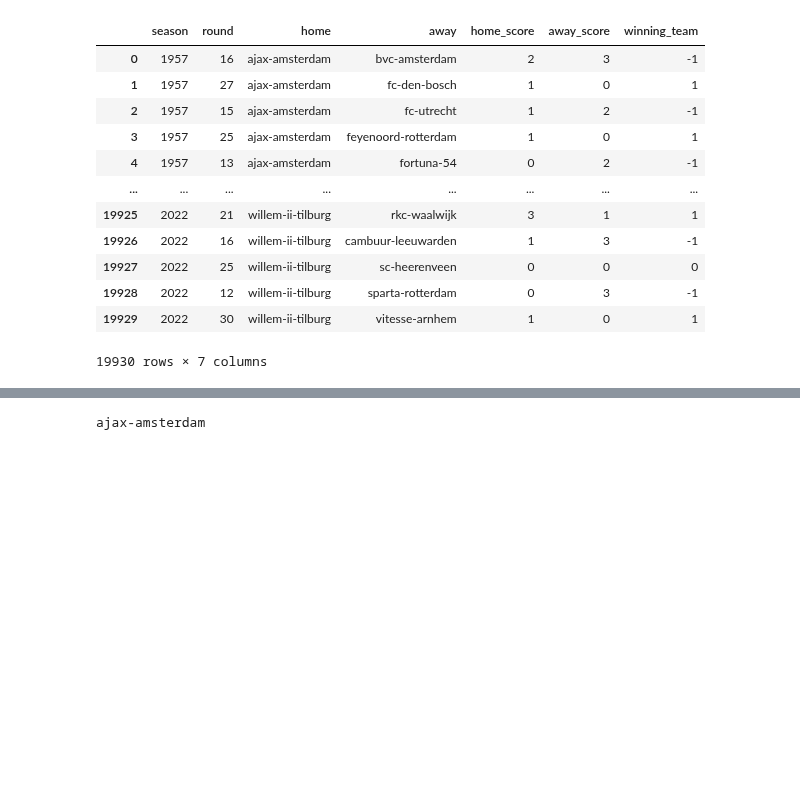
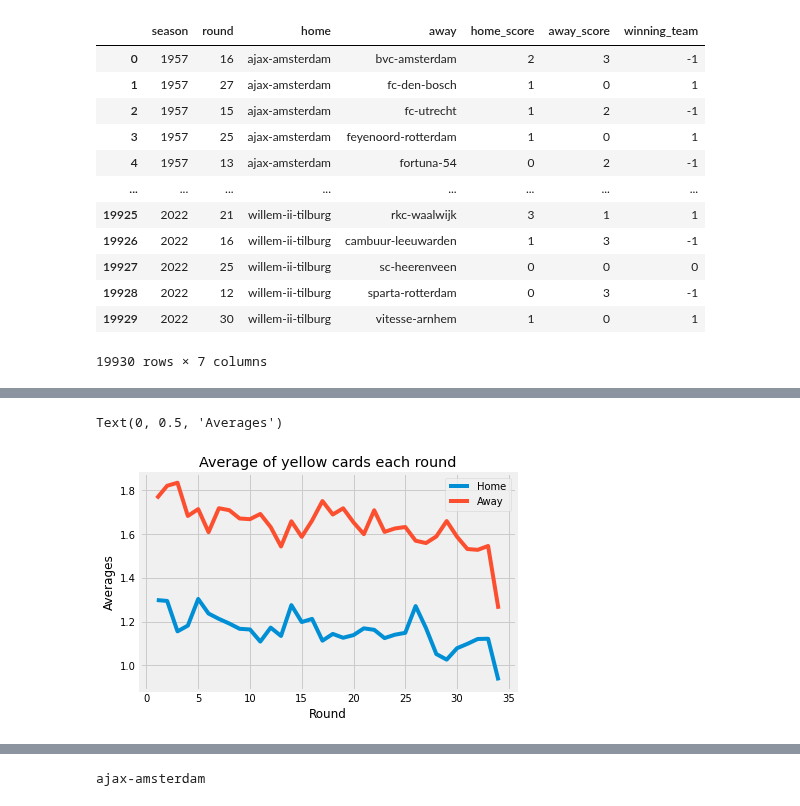
Before and after one commit to mohammedaljader/Football_Predictions_ML, a Jupyter notebook: Predict_the_winning.ipynb, the cells around one changed output, grey strips where cells are left out. Drawn from its saved outputs; the diff is of its cells as text; code cells hidden in the pictures; blank space fills up the shorter version.

```diff
--- a/Predict_the_winning.ipynb
+++ b/Predict_the_winning.ipynb
@@ -488,0 +334,14 @@ df_test.tail(10)
+# %%
+df_filter_round = df_test[df_test['round'] <= 34]
+groubBy_yellow_card_EachRound = df_filter_round.groupby('round', as_index=False).agg(yellowCardHome = ('yellowCardHome', 'mean'),
+                                                                yellowCardAway = ('yellowCardAway', 'mean'))
+
+plt.plot(groubBy_yellow_card_EachRound['round'], groubBy_yellow_card_EachRound['yellowCardHome'], label="Home")
+plt.plot(groubBy_yellow_card_EachRound['round'], groubBy_yellow_card_EachRound['yellowCardAway'], label="Away")
+plt.legend()
+plt.title("Average of yellow cards each round")
+plt.xlabel("Round")
+plt.ylabel("Averages")
+# %% [output]
+Text(0, 0.5, 'Averages')
+[figure, added]
```
Also changed, not shown: parts of 36 cells of this notebook, 1 other file.
